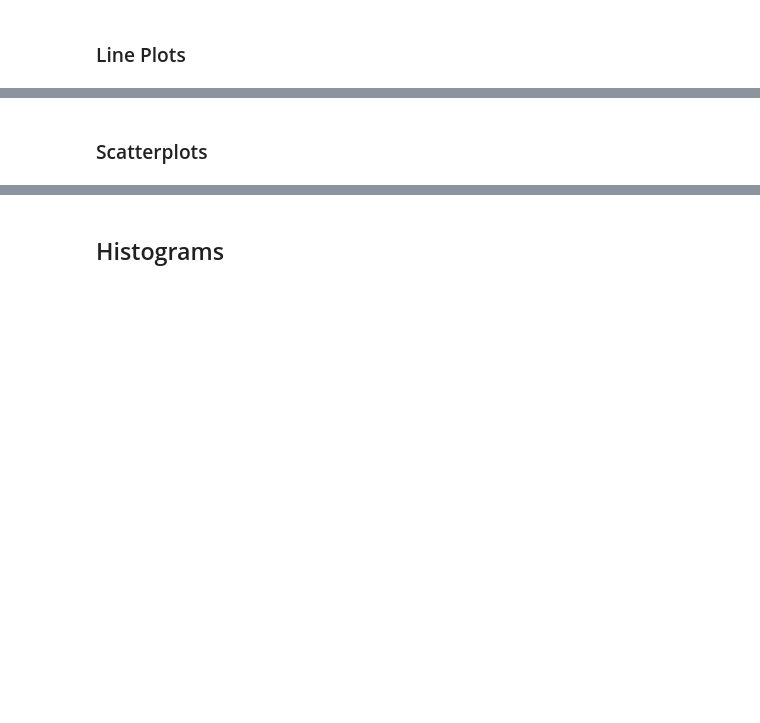
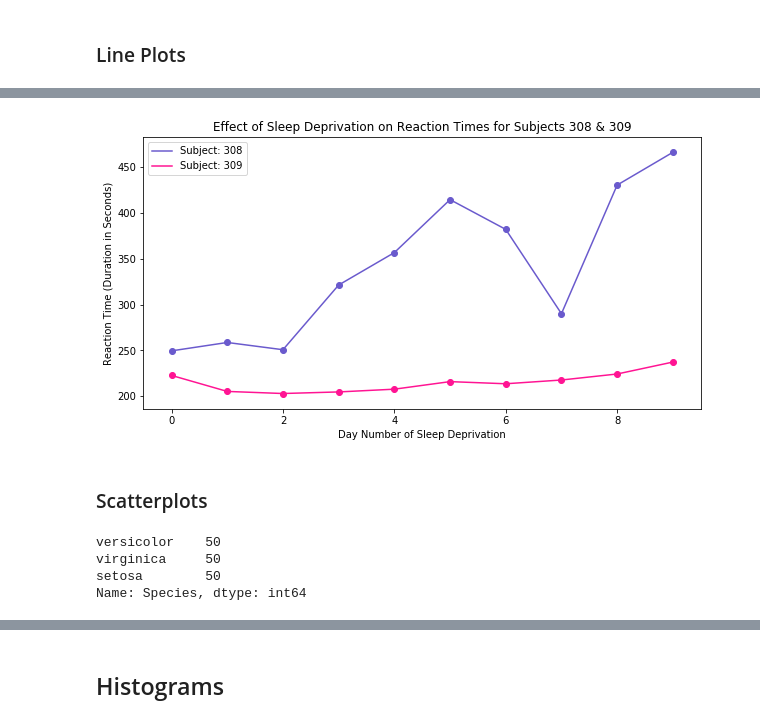
Before and after one commit to CodeupClassroom/darden-data-science-libraries, a Jupyter notebook: matplotlib_exercises.ipynb, the cells around one changed output, grey strips where cells are left out. Drawn from its saved outputs; the diff is of its cells as text; code cells hidden in the pictures; blank space fills up the shorter version.

```diff
--- a/matplotlib_exercises.ipynb
+++ b/matplotlib_exercises.ipynb
@@ -96,2 +144,31 @@ iris.head()
+# %%
+day_308 = sleep[sleep.Subject == 308].Days
+# print(day_308)
+
+rxn_308 = sleep[sleep.Subject == 308].Reaction
+# print(rxn_308)
+
+day_309 = sleep[sleep.Subject == 309].Days
+rxn_309 = sleep[sleep.Subject == 309].Reaction
+# %%
+plt.figure(figsize = (10, 5))
+plt.plot(day_308, rxn_308, c='slateblue', label='Subject: 308')
+plt.plot(day_309, rxn_309, c='deeppink', label='Subject: 309')
+plt.legend()
+plt.scatter(day_309, rxn_309, c='deeppink')
+plt.scatter(day_308, rxn_308, c='slateblue')
+plt.title('Effect of Sleep Deprivation on Reaction Times for Subjects 308 & 309')
+plt.xlabel('Day Number of Sleep Deprivation')
+plt.ylabel('Reaction Time (Duration in Seconds)')
+plt.show()
+# %% [output]
+[figure, added]
 # %% [markdown]
 ### Scatterplots
+# %%
+iris.Species.value_counts()
+# %% [output]
+versicolor    50
+virginica     50
+setosa        50
+Name: Species, dtype: int64
```
Also changed, not shown: parts of 21 cells of this notebook, 1 other file.
